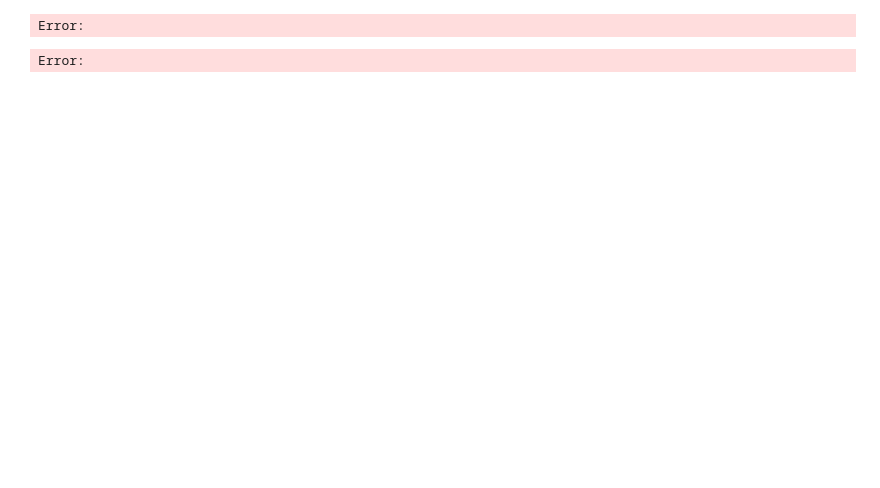
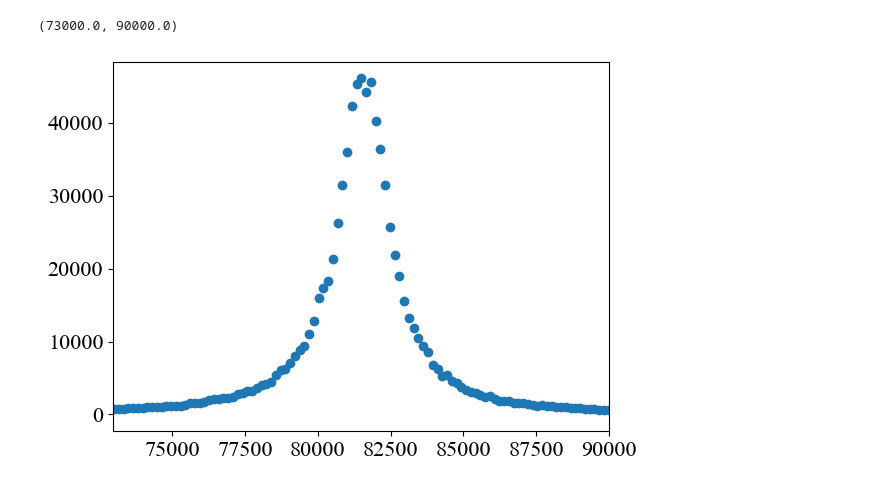
Before and after one commit to QuantumAdventures/non-linearity-experiment, a Jupyter notebook: notebooks/1. Simulation Dynamics.ipynb, the cells around one changed output. Saved outputs shown, nothing was run; the diff lists cells and outputs as text; code cells hidden in the pictures; blank space fills up the shorter version.

```diff
--- a/notebooks/1. Simulation Dynamics.ipynb
+++ b/notebooks/1. Simulation Dynamics.ipynb
@@ -38,16 +46,12 @@ for key in cubic_delayed.keys():
         cubic[i, :] = data
     cubic_delayed[key] = cubic
 # %%
-M = 150
-neg_cubic_delayed = {i: [None] for i in range(0, 410, 10)}
+neg_cubic_delayed = {i: [None] for i in range(0,62,1)}
 for key in neg_cubic_delayed.keys():
-    cubic = np.zeros(shape=(M, N_time))
-    for i in tqdm(range(M)):
-        data = simulation(env.__omega__, env.__gamma__, env.thermal_force_std, delta_t, N_time, -5.9e5*(env.zp_x**3/env.zp_p), key)
+    cubic = np.zeros(shape=(traces, N_time))
+    for i in tqdm(range(traces)):
+        data = simulation(env.__omega__, env.__gamma__, env.thermal_force_std, delta_t, N_time, gain2*(env.zp_x**3/env.zp_p), key)
         data = np.array(data)
         cubic[i, :] = data
     neg_cubic_delayed[key] = cubic
-# %% [output]
-Error:
-Error:
 # %%
@@ -75,28 +72,10 @@ def psd(traces, delta_t):
 # %%
-#freq, pxx = psd(states, delta_t)
-#freq, pxx = psd(states, delta_t)
-#freq, pxx = psd(reference, delta_t)
-#plt.semilogy(freq_c, np.array(psds['power']).mean(axis=0))
-#for i in range(100):
-#    freq, pxx = sn.welch(storage[i,:], fs=1/delta_t, window='hamming', nperseg=int(storage.shape[1]/2))
-#    print(np.isnan(pxx.max()))
-
-#damped_pxxs = {i: []for i in range(0, 300, 100)}
-#for i in damped_pxxs.keys():
-#    freq_d, damped_pxx = psd(damped_delays[i], delta_t)
-#    damped_pxxs[i] = {'freq': freq_d, 'psd': damped_pxx}
-#    plt.semilogy(freq_d, damped_pxx)
-#plt.semilogy(freq, pxx)
-#plt.semilogy(freq, pxx)
-
-#for key in list(cubic_delayed.keys())[::10]:
-##    freq, pxx = psd(cubic_delayed[key], delta_t)
- #   plt.semilogy(freq, pxx)
-#plt.semilogy(freq_d, damped_pxx)
-
-#plt.legend(['Without Feedback','Cubic-Damped', 'Damped'])
-#plt.xlim([3e4, 1.2e5])
-#plt.ylim([1e1, 1e6])
+freq, pxx = psd(reference, delta_t)
+plt.scatter(freq,pxx)
+plt.xlim([7.3e4, 9e4])
+# %% [output]
+(73000.0, 90000.0)
+[figure, added]
 # %%
 ref_psd = psd(reference, delta_t)[1].sum()
 delay_areas = []
```
Also changed, not shown: parts of 11 cells of this notebook, 1 other file.
